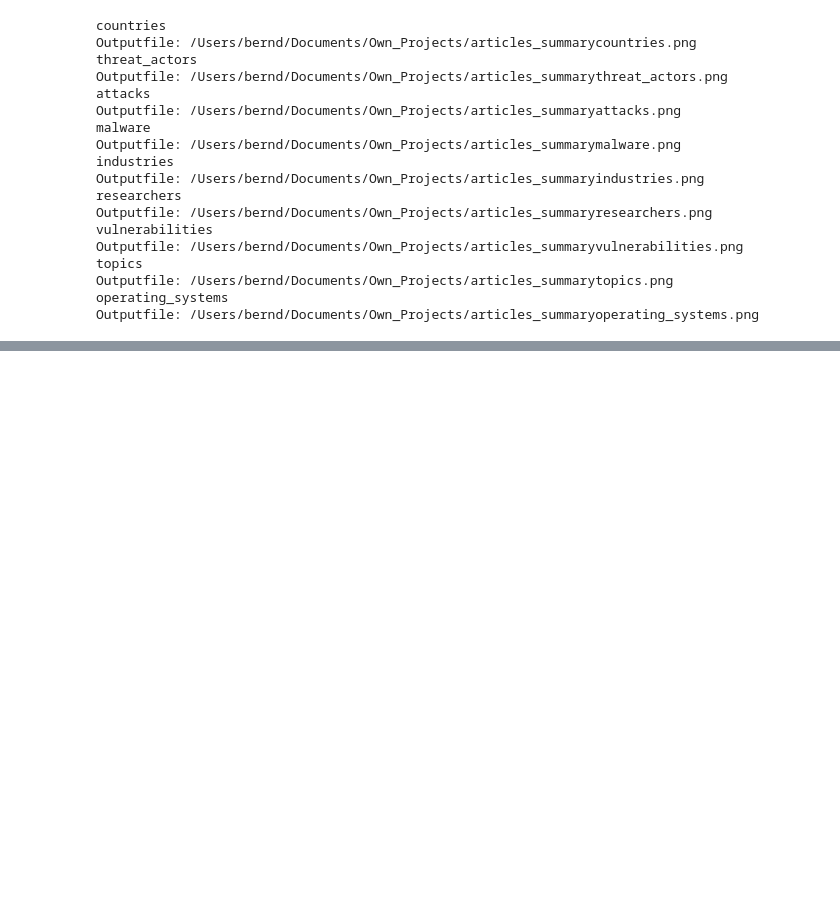
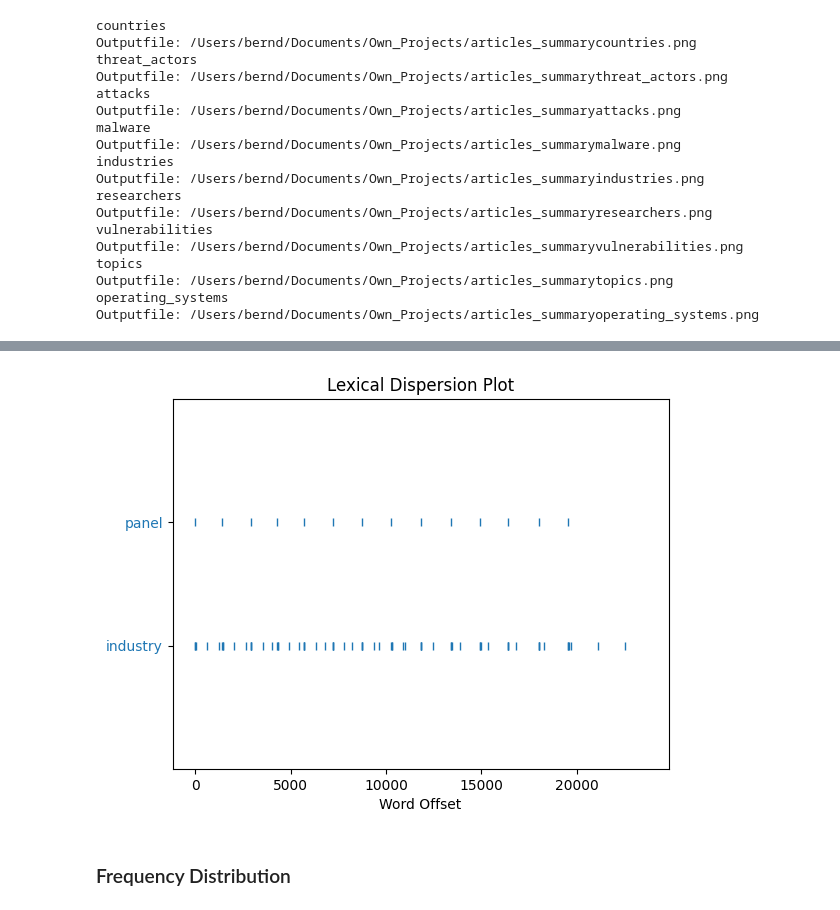
Before and after one commit to py1150/Cybersercurity_Articles_Analysis, a Jupyter notebook: summarize.ipynb, the cells around one changed output, grey strips where cells are left out. Cells and saved outputs as stored; diff of their text form; code cells hidden in the pictures; blank space fills up the shorter version.

Commit message:
frequency distribution and dispersion plot integrated

```diff
--- a/summarize.ipynb
+++ b/summarize.ipynb
@@ -449,7 +453,11 @@ True
 def process_articles(articles):
     """
     Assigns mulitple pieces of text to one string and processes it:
-    - stop word removal
+    - removal of:
+        - stop words
+        - punctuation
+        - single letters
+        - verbs
     - lemmatize
 
     Input
@@ -465,13 +473,31 @@ def process_articles(articles):
     # cleanse line breaks
     text = text.replace('\n',' ')
 
+    # info
+    preview = text[50]
+    print(f"Processing the following text: {preview}")
 
-    # stop words
+    # tokenizing
+    print("Tokenizing text.")
     tok_text = word_tokenize(text=text, language="english")
+
+    # tag tokens with part of speech
+    pos_tokens = pos_tag(tok_text)
+
+    # removing stop words, punctation and verbs
+    print("Removing stop words.")
     stop_words = set(stopwords.words("english"))
-    filtered_text = [word for word in tok_text if word.casefold() not in stop_words]
+    custom_stopwords = {"u", ".", "etc","'s"}
+    filtered_text = [word for word,pos in pos_tokens
+        if word.casefold() not in stop_words
+            and word.lower() not in custom_stopwords
+            and word not in string.punctuation
+            and len(word)>1
+            and not pos.startswith('VB')]
+
 
     # lemmatize
+    print("Lemmatizing cleaned text.")
     lemmatizer = WordNetLemmatizer()
     lemmatized_text = [lemmatizer.lemmatize(word) for word in filtered_text]
 
@@ -802,0 +837,7 @@ Outputfile: /Users/bernd/Documents/Own_Projects/articles_summaryoperating_system
+# %%
+# prepare data
+# ------------
+
+# lemmatize the articles
+articles_list = list(df_out['summary'])
+lemmatized_text = process_articles(articles_list)
@@ -802,0 +872,3 @@ Outputfile: /Users/bernd/Documents/Own_Projects/articles_summaryoperating_system
+# %%
+# create an NLTK Text
+cyber_text = nltk.Text(lemmatized_text)
@@ -802,0 +888,6 @@ Outputfile: /Users/bernd/Documents/Own_Projects/articles_summaryoperating_system
+# %%
+cyber_text.dispersion_plot(['panel','industry'])
+# %% [output]
+[figure, added]
+# %% [markdown]
+### Frequency Distribution
```
Also changed, not shown: parts of 14 cells of this notebook, 6 other files.
